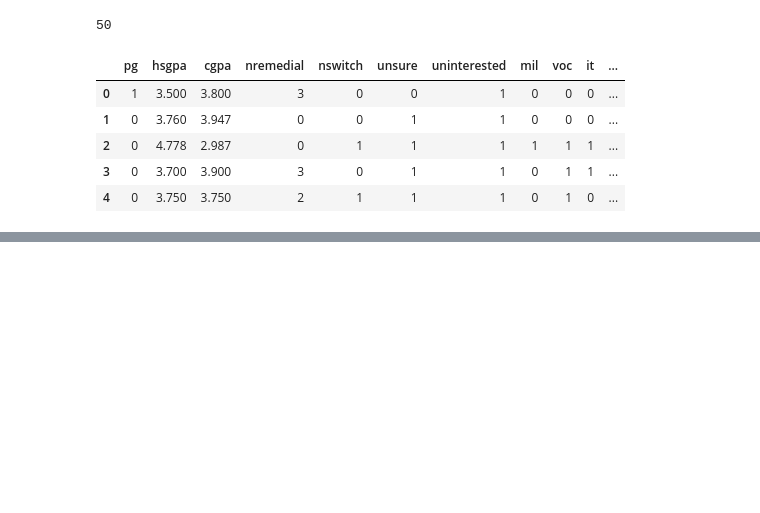
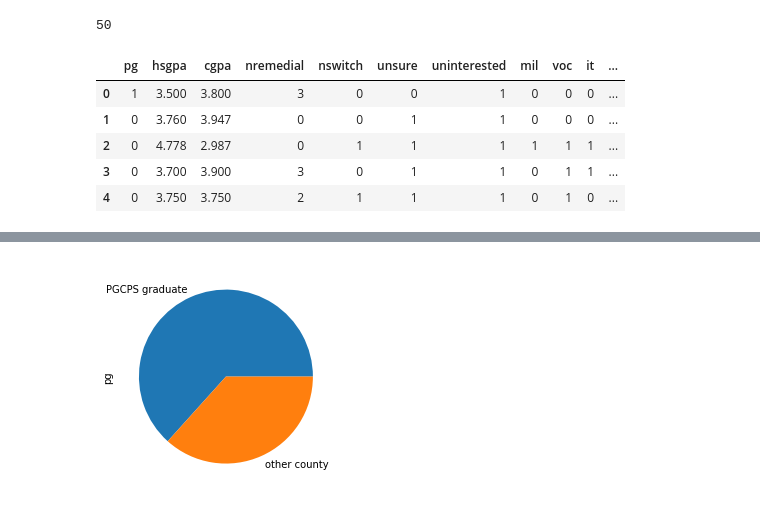
Before and after one commit to christian-rncl/engl394project, a Jupyter notebook: new/new.ipynb, the cells around one changed output, grey strips where cells are left out. Drawn from its saved outputs; the diff is of its cells as text; code cells hidden in the pictures; blank space fills up the shorter version.

```diff
--- a/new/new.ipynb
+++ b/new/new.ipynb
@@ -144,0 +161,4 @@ df_clean.to_csv('394clean.csv', index=False)
+# %%
+pgswitchpie = df.loc[df['nswitch'] > 0]['pg'].apply(lambda x: "PGCPS graduate" if x == 1 else "other county").value_counts().plot.pie().get_figure()
+# %% [output]
+[figure, added]
```
Also changed, not shown: parts of 23 cells of this notebook, 9 other files.
